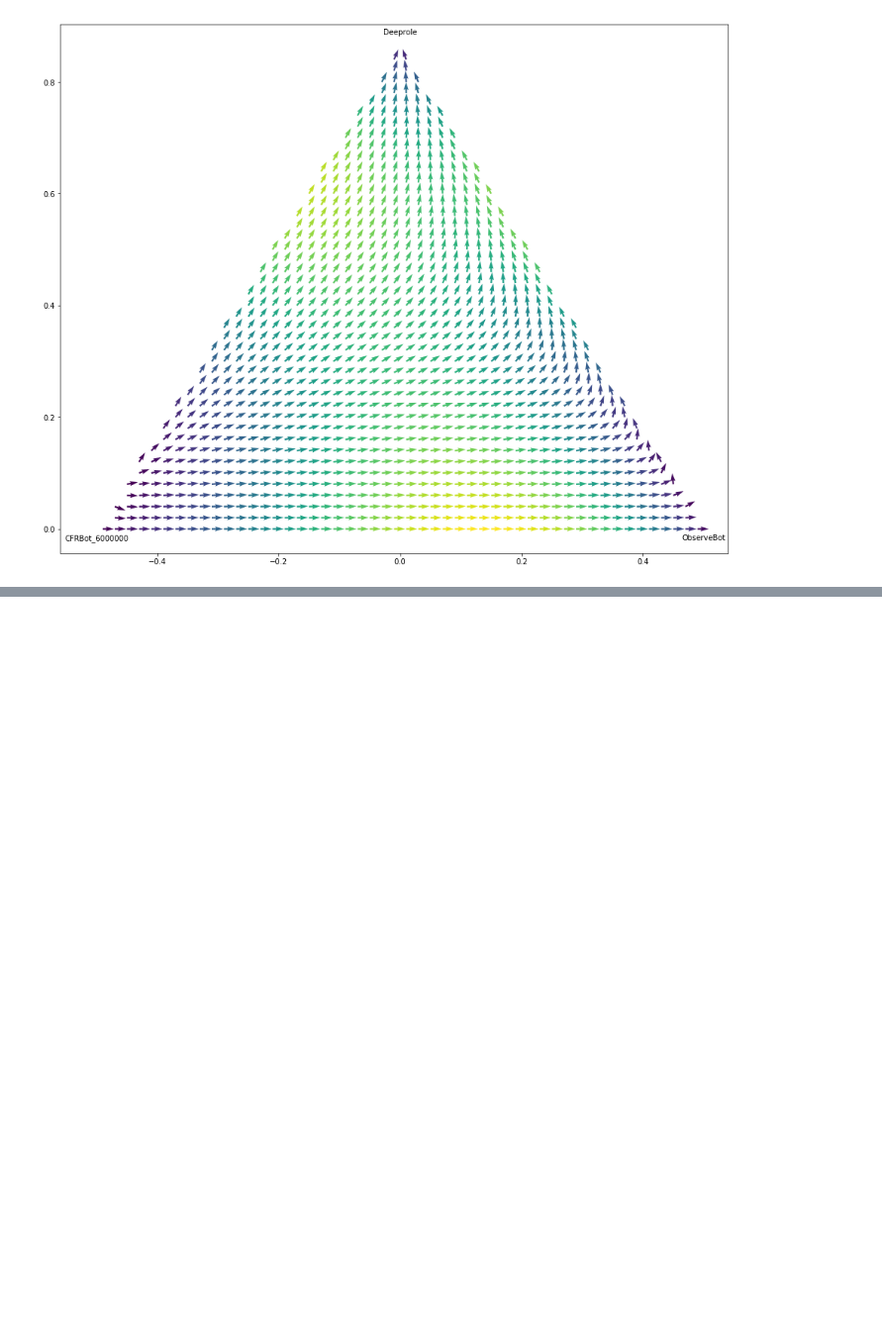
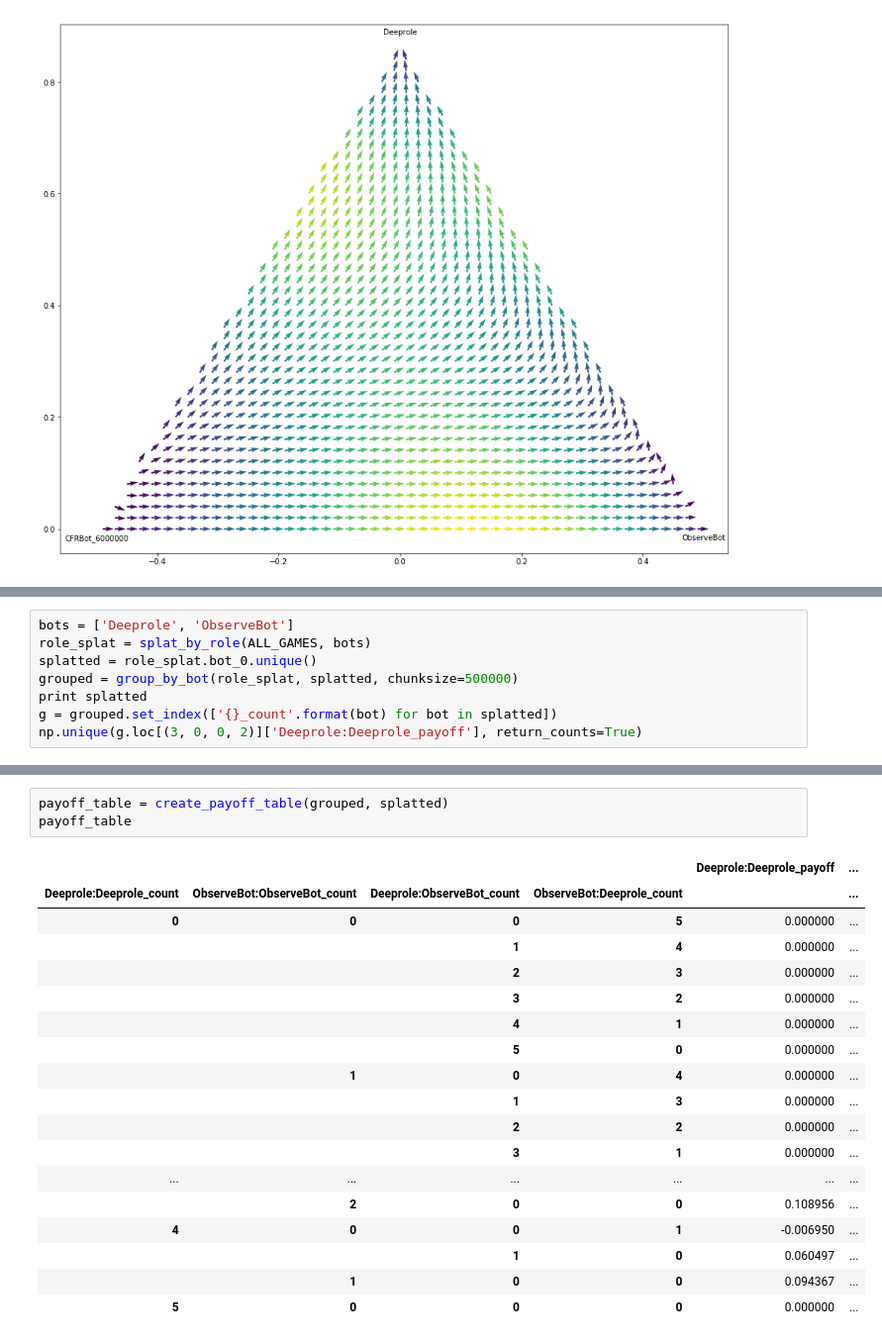
Before and after one commit to Detry322/avalon-bot, a Jupyter notebook: battlefield/Nash Insights.ipynb, the cells around one changed output, grey strips where cells are left out. Shown at 99% size. Cells and saved outputs as stored; diff of their text form; blank space fills up the shorter version.

```diff
--- a/battlefield/Nash Insights.ipynb
+++ b/battlefield/Nash Insights.ipynb
@@ -234,0 +361,8 @@ make_triangle_plot(PAYOFF_TABLE, ['Deeprole', 'ObserveBot', 'CFRBot_6000000'])
+# %%
+bots = ['Deeprole', 'ObserveBot']
+role_splat = splat_by_role(ALL_GAMES, bots)
+splatted = role_splat.bot_0.unique()
+grouped = group_by_bot(role_splat, splatted, chunksize=500000)
+print splatted
+g = grouped.set_index(['{}_count'.format(bot) for bot in splatted])
+np.unique(g.loc[(3, 0, 0, 2)]['Deeprole:Deeprole_payoff'], return_counts=True)
@@ -234,0 +389,22 @@ make_triangle_plot(PAYOFF_TABLE, ['Deeprole', 'ObserveBot', 'CFRBot_6000000'])
+# %%
+payoff_table = create_payoff_table(grouped, splatted)
+payoff_table
+# %% [output]
+|  |  |  |  | Deeprole:Deeprole_payoff | ... |
+| Deeprole:Deeprole_count | ObserveBot:ObserveBot_count | Deeprole:ObserveBot_count | ObserveBot:Deeprole_count |  | ... |
+| 0 | 0 | 0 | 5 | 0.000000 | ... |
+|  |  | 1 | 4 | 0.000000 | ... |
+|  |  | 2 | 3 | 0.000000 | ... |
+|  |  | 3 | 2 | 0.000000 | ... |
+|  |  | 4 | 1 | 0.000000 | ... |
+|  |  | 5 | 0 | 0.000000 | ... |
+|  | 1 | 0 | 4 | 0.000000 | ... |
+|  |  | 1 | 3 | 0.000000 | ... |
+|  |  | 2 | 2 | 0.000000 | ... |
+|  |  | 3 | 1 | 0.000000 | ... |
+| ... | ... | ... | ... | ... | ... |
+|  | 2 | 0 | 0 | 0.108956 | ... |
+| 4 | 0 | 0 | 1 | -0.006950 | ... |
+|  |  | 1 | 0 | 0.060497 | ... |
+|  | 1 | 0 | 0 | 0.094367 | ... |
+| 5 | 0 | 0 | 0 | 0.000000 | ... |
```
Also changed, not shown: parts of 21 cells of this notebook.
